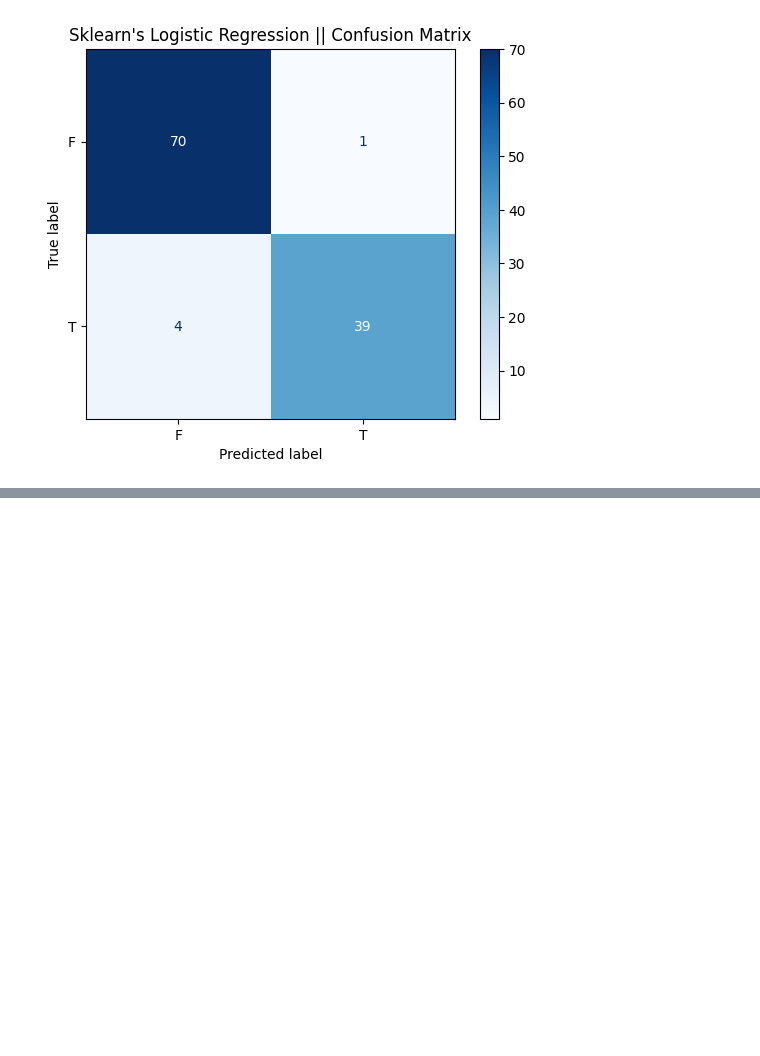
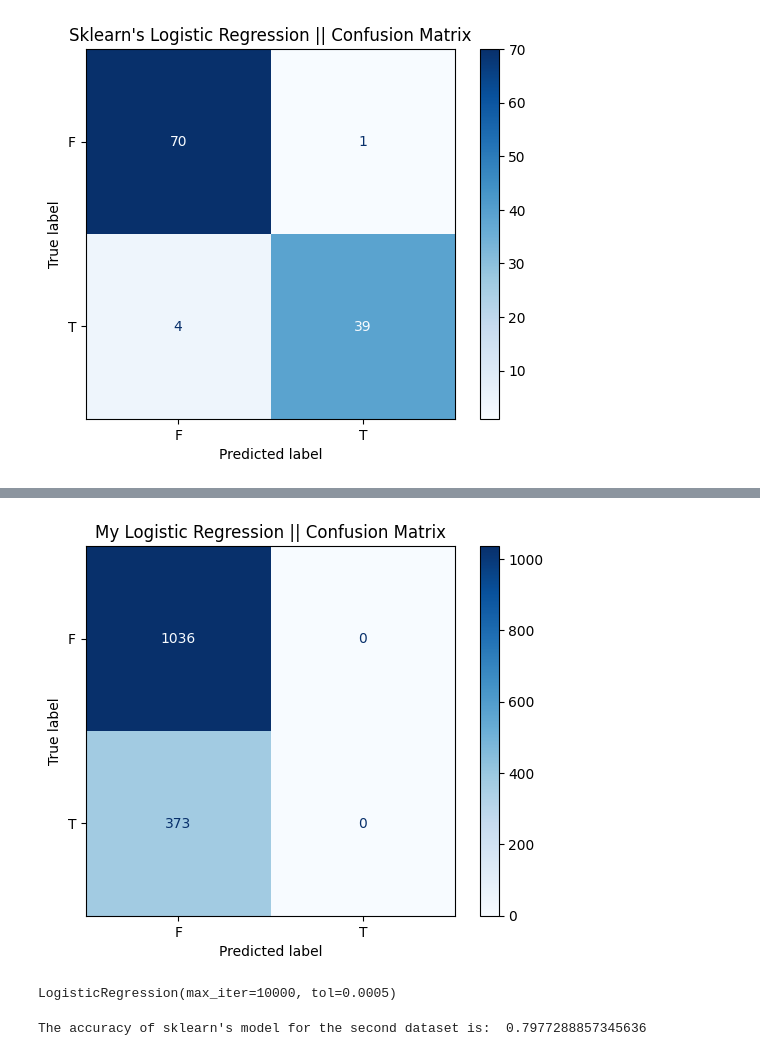
Before and after one commit to TheSyx04/project-1, a Jupyter notebook: logistic_regression.ipynb, the cells around one changed output, grey strips where cells are left out. Saved outputs shown, nothing was run; the diff lists cells and outputs as text; code cells hidden in the pictures; blank space fills up the shorter version.

```diff
--- a/logistic_regression.ipynb
+++ b/logistic_regression.ipynb
@@ -101,0 +130,18 @@ plt.show()
+# %%
+my_cm2 = confusion_matrix(y2_test, y2_pred)
+disp = ConfusionMatrixDisplay(confusion_matrix=my_cm2,display_labels=['F','T'])
+disp.plot(cmap='Blues')
+plt.title('My Logistic Regression || Confusion Matrix')
+plt.show()
+# %% [output]
+[figure, added]
+# %%
+lr2 = LogisticRegression(max_iter=10000, tol=0.0005)
+lr2.fit(X2_train, y2_train)
+# %% [output]
+LogisticRegression(max_iter=10000, tol=0.0005)
+# %%
+y2_pred_lr = lr2.predict(X2_test)
+print("The accuracy of sklearn's model for the second dataset is: ", accuracy_score(y2_test, y2_pred_lr))
+# %% [output]
+The accuracy of sklearn's model for the second dataset is:  0.7977288857345636
```
Also changed, not shown: parts of 16 cells of this notebook.
